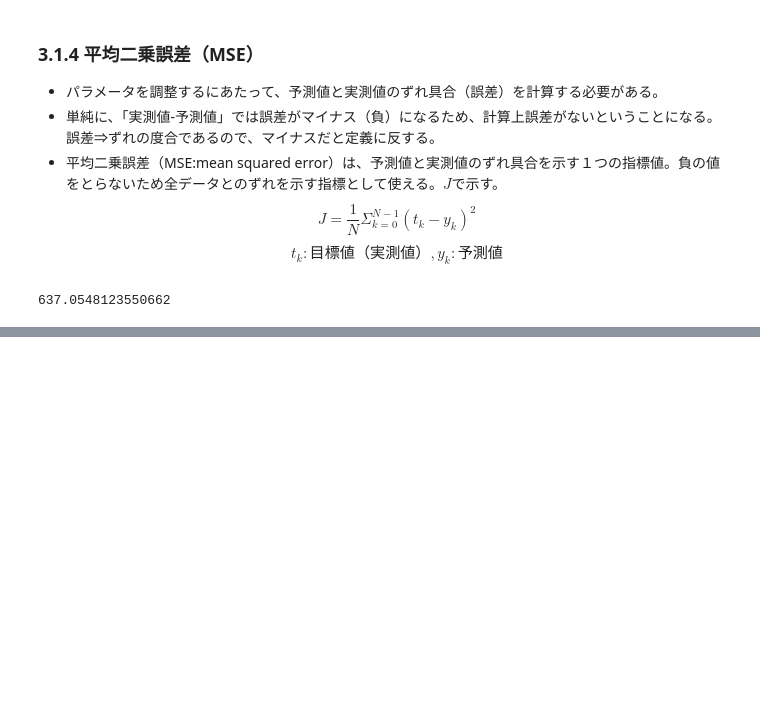
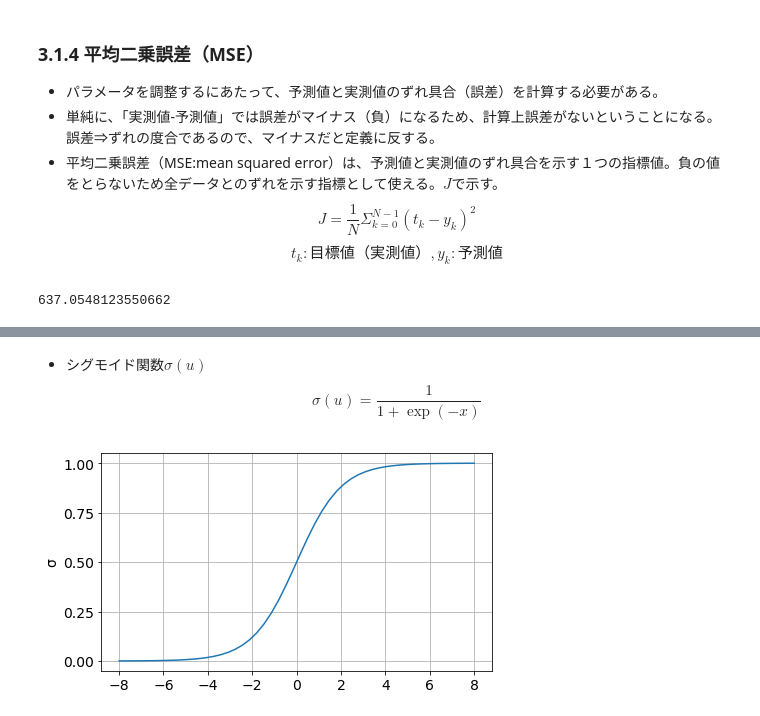
Before and after one commit to tsyu12345/LE-ReinforcementLearning, a Jupyter notebook: Unit3.ipynb, the cells around one changed output, grey strips where cells are left out. Cells and saved outputs as stored; diff of their text form; code cells hidden in the pictures; blank space fills up the shorter version.

```diff
--- a/Unit3.ipynb
+++ b/Unit3.ipynb
@@ -113,0 +189,22 @@ print(mse)
+# %% [markdown]
+* シグモイド関数$\sigma(u)$
+$$\sigma(u) = \frac{1}{1 + \exp(-x)}$$
+# %%
+def sigmoid_function(x:float | ndarray) -> float | ndarray:
+    return 1 / (1 + np.exp(-x))
+
+
+
+upper: int = 8
+lower: int = -8
+xx: ndarray = np.linspace(upper, lower)
+yy = sigmoid_function(xx)
+
+plt.plot(xx, yy)
+plt.yticks(ticks=[0.0, 0.25, 0.50, 0.75, 1.0])
+plt.ylabel('σ')
+plt.grid()
+
+plt.show()
+# %% [output]
+[figure, added]
```
Also changed, not shown: parts of 16 cells of this notebook.
